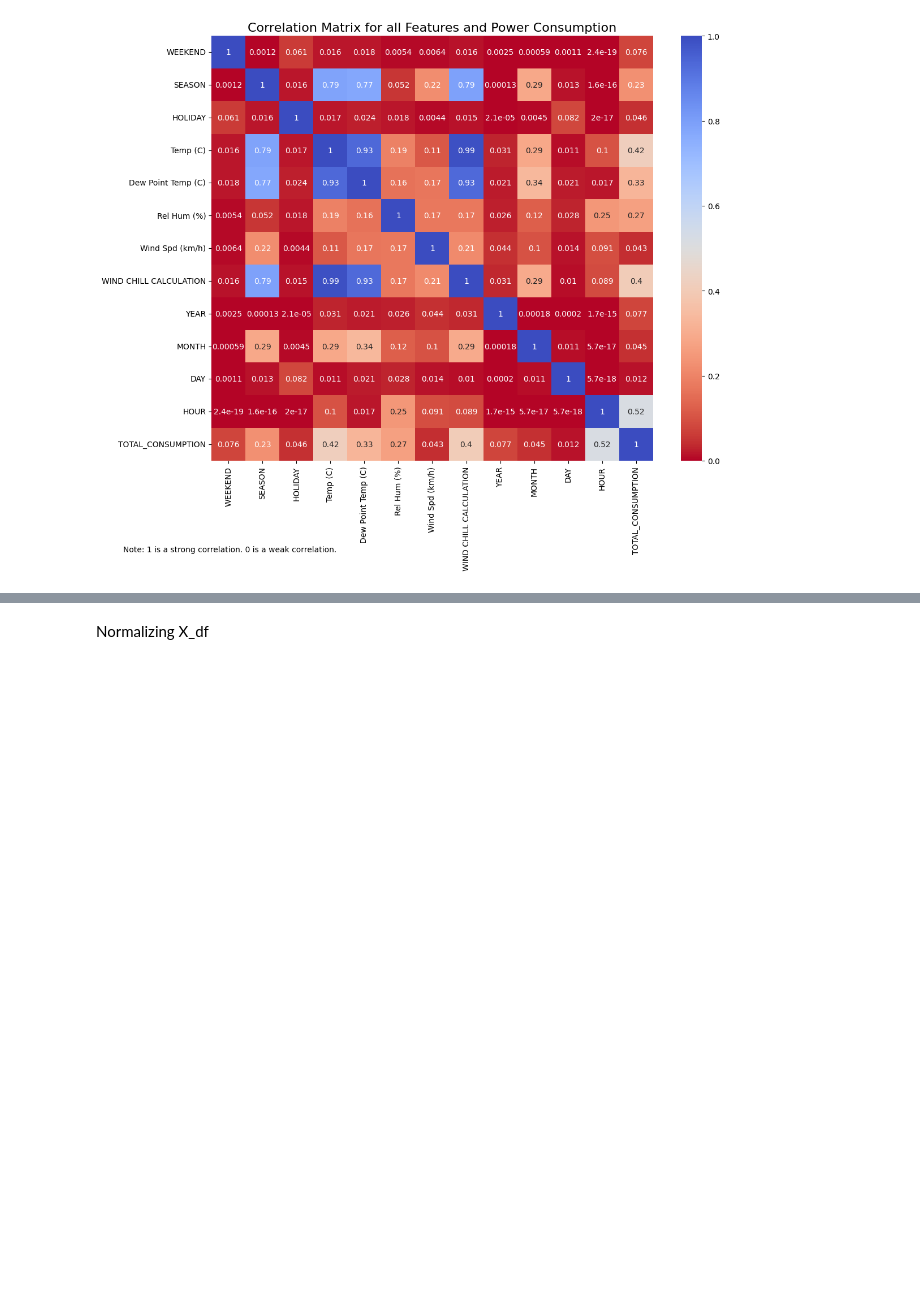
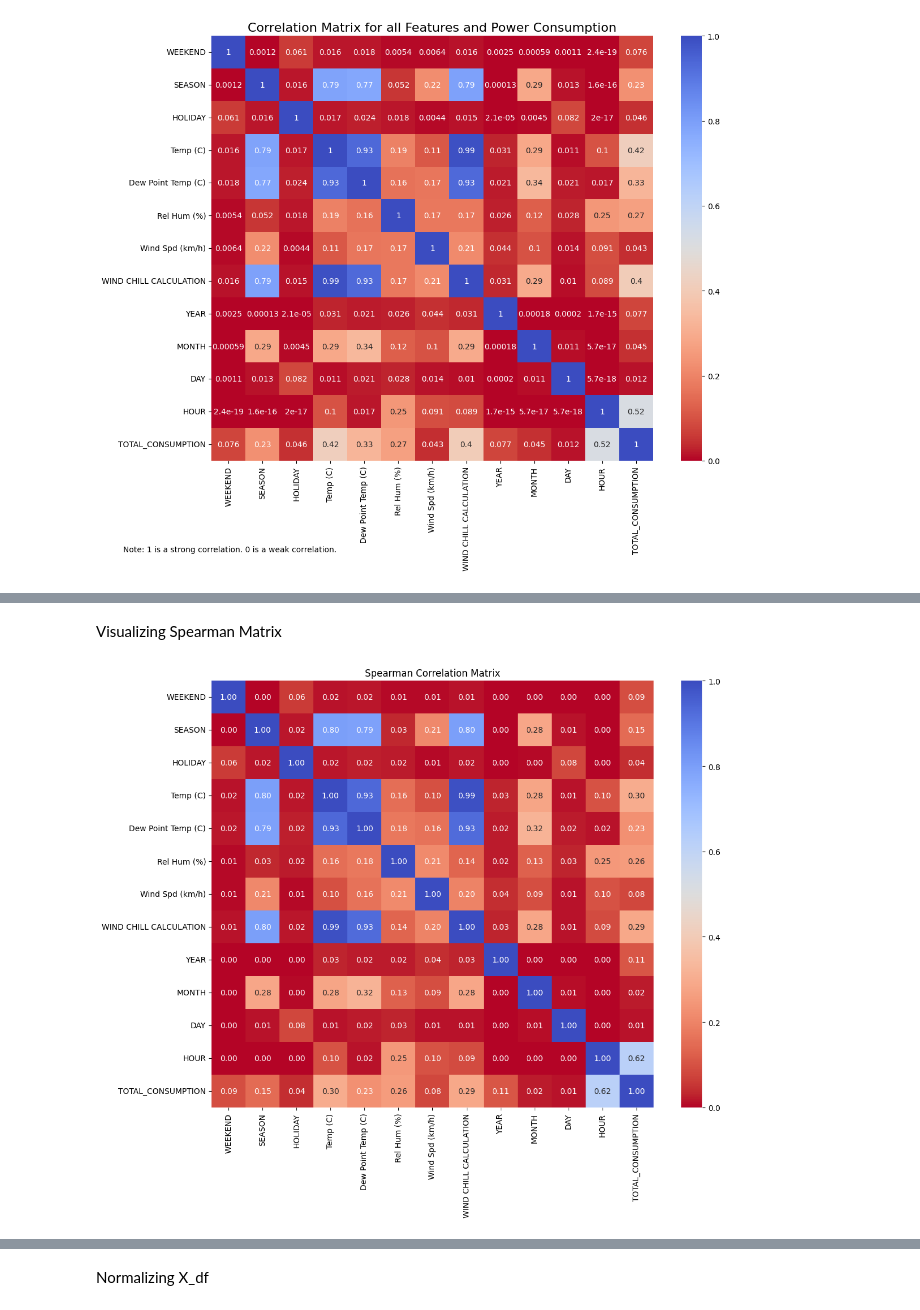
Before and after one commit to honeybear24/power-forecasting-capstone, a Jupyter notebook: scripts/Preprocessing.ipynb, the cells around one changed output, grey strips where cells are left out. Saved outputs shown, nothing was run; the diff lists cells and outputs as text; code cells hidden in the pictures; blank space fills up the shorter version.

Commit message:
Introducing 2 non-linear correlation matrices, Spearman Rank and Mutual Information. Also using Seaborn lib to visualize.

```diff
--- a/scripts/Preprocessing.ipynb
+++ b/scripts/Preprocessing.ipynb
@@ -425,0 +430,4 @@ plt.show()
+# %%
+# Compute Spearman correlation matrix
+spearman_corr = combined_df.corr(method='spearman')
+print(spearman_corr)
@@ -425,0 +452,15 @@ plt.show()
+# %% [markdown]
+Visualizing Spearman Matrix
+# %%
+# Heatmap for visualization
+abs_spearman_corr = spearman_corr.abs()
+# Set the figure size for better visibility
+plt.figure(figsize=(12, 10))  # Adjust the width and height as needed
+sns.heatmap(abs_spearman_corr, annot=True, cmap='coolwarm_r', fmt='.2f')
+plt.title('Spearman Correlation Matrix')
+
+# Adjust layout to make room for labels
+plt.tight_layout()
+plt.show()
+# %% [output]
+[figure, added]
```
Also changed, not shown: parts of 5 cells of this notebook, 1 other file.
